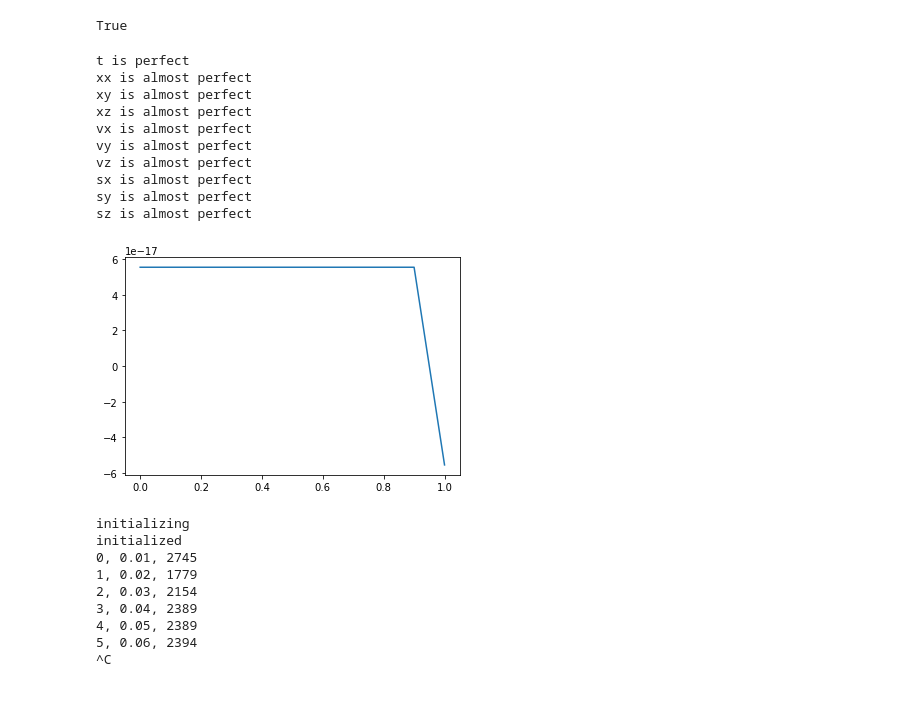
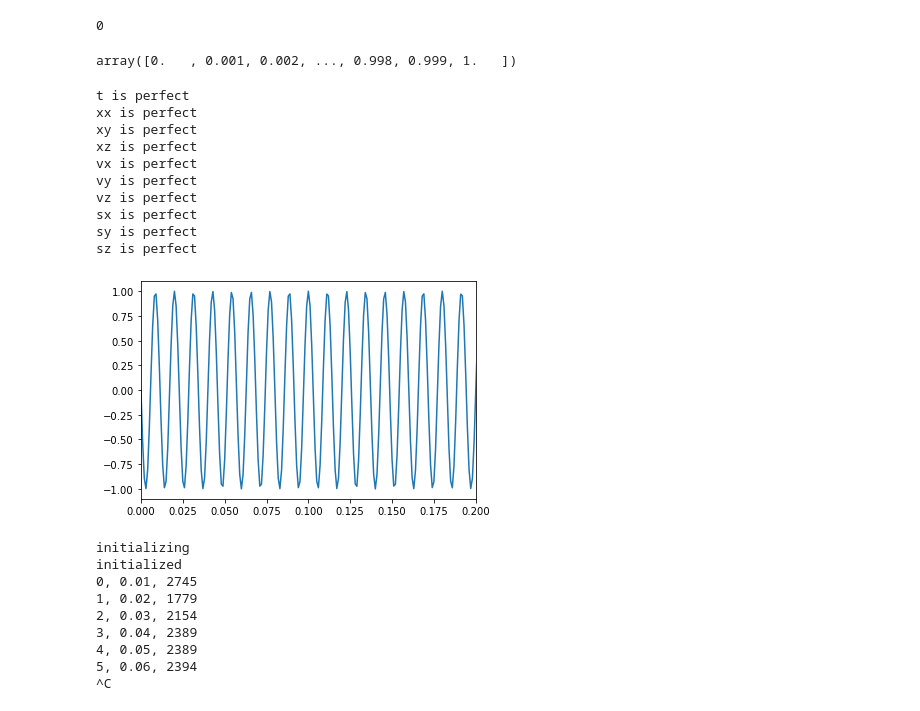
Before and after one commit to rtat-caltech/Spin-tracking, a Jupyter notebook: scripts/ValidatingSimulations.ipynb, the cells around one changed output. Saved outputs shown, nothing was run; the diff lists cells and outputs as text; code cells hidden in the pictures.

```diff
--- a/scripts/ValidatingSimulations.ipynb
+++ b/scripts/ValidatingSimulations.ipynb
@@ -27,11 +27,14 @@ def readInOutputFile(outputFilename):
         ('hmin', np.float64),
         ('h', np.float64),
         ('T', np.float64),
+        ('sqrtKT_m', np.float64),
+        ('tc', np.float64),
         ('gamma', np.float64),
         ('V', np.float64),
         ('a', np.float64),
         ('w', np.float64),
         ('swapStepSize', np.float64),
+        ('maxPosStep', np.float64),
         ('ioutInt', np.float64),
         ('nmax', np.uint32),
         ('seed', np.uint32),
@@ -228,7 +230,11 @@ initialized
+# %%
+resultsDOPCPU[0].nbytes%8
+# %% [output]
+0
 # %%
-resultsDOPCPU[0]==resultsDOPGPU[0]
+resultsDOPCPU[1]['t'][0]
 # %% [output]
-True
+array([0.   , 0.001, 0.002, ..., 0.998, 0.999, 1.   ])
 # %%
 for name in resultsDOPCPU[1].dtype.names:
     if not np.array_equal(resultsDOPCPU[1][name], resultsDOPGPU[1][name]):
@@ -240,22 +246,23 @@ for name in resultsDOPCPU[1].dtype.names:
         print(name, 'is perfect')
 # %% [output]
 t is perfect
-xx is almost perfect
-xy is almost perfect
-xz is almost perfect
-vx is almost perfect
-vy is almost perfect
-vz is almost perfect
-sx is almost perfect
-sy is almost perfect
-sz is almost perfect
+xx is perfect
+xy is perfect
+xz is perfect
+vx is perfect
+vy is perfect
+vz is perfect
+sx is perfect
+sy is perfect
+sz is perfect
 # %%
 particle = 0
-coord = 'vz'
-plt.plot(resultsDOPCPU[1]['t'][0,:], resultsDOPCPU[1][coord][0,:]-resultsDOPGPU[1][coord][0,:])
+coord = 'sy'
+plt.plot(resultsDOPCPU[1]['t'][0,:], resultsDOPCPU[1][coord][0,:])
+plt.xlim(0, 0.2)
 plt.show()
 # %% [output]
-[figure, old version]
+[figure, new version]
 # %%
 parameters['integratorType']='1'
 parameters['h']='1.0e-8'
```
Also changed, not shown: parts of 1 cell of this notebook, 8 other files.
